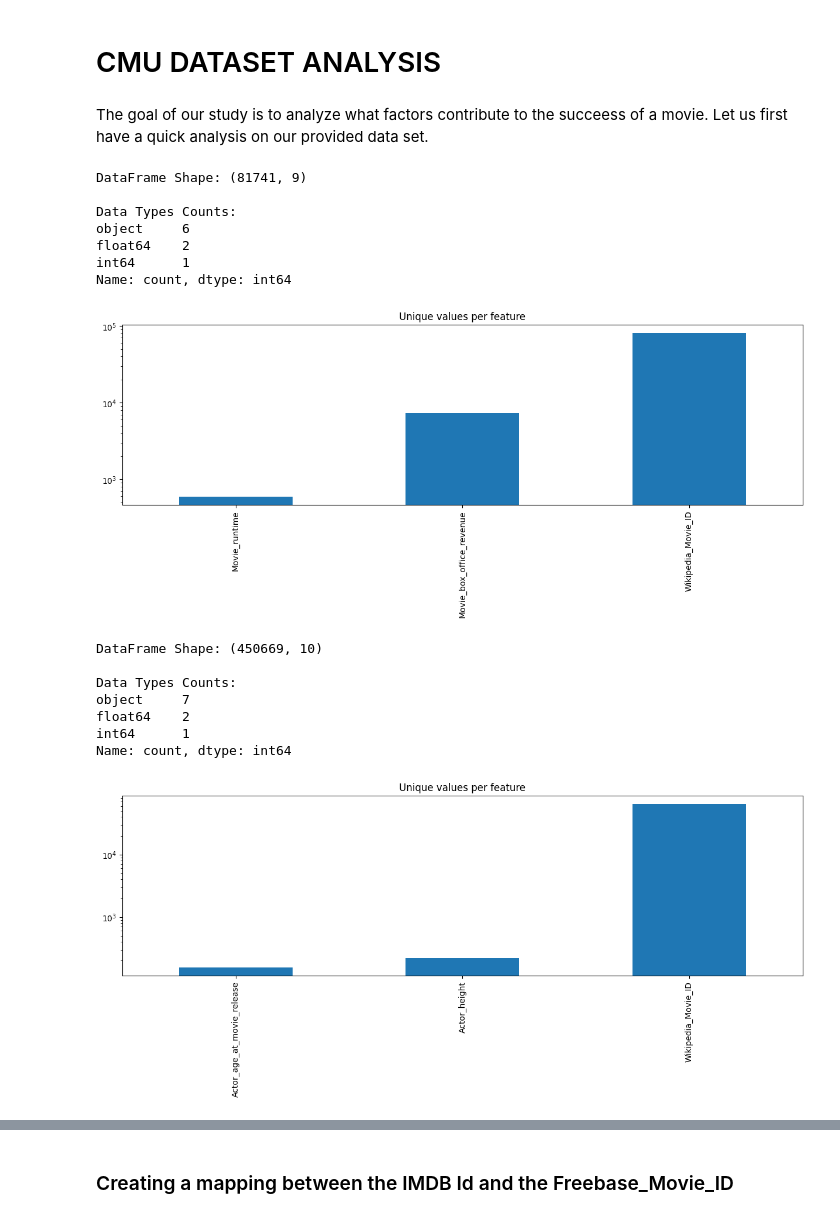
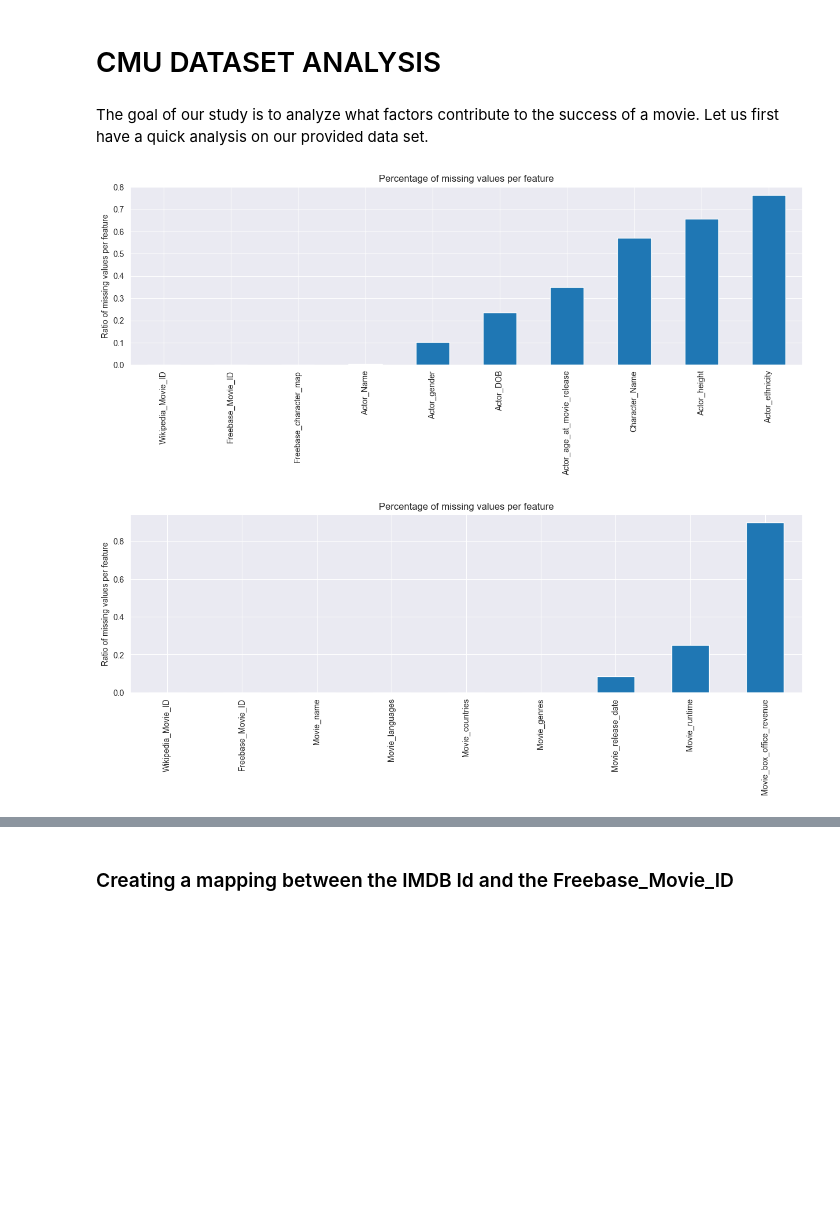
Before and after one commit to epfl-ada/ada-2023-project-yamal, a Jupyter notebook: movies_analysis.ipynb, the cells around one changed output, grey strips where cells are left out. Saved outputs shown, nothing was run; the diff lists cells and outputs as text; code cells hidden in the pictures; blank space fills up the shorter version.

```diff
--- a/movies_analysis.ipynb
+++ b/movies_analysis.ipynb
@@ -32,26 +34,12 @@ columns_mov = ['Wikipedia_Movie_ID','Freebase_Movie_ID','Movie_name','Movie_rele
 
 cmu_df = pd.read_table(DATA_FOLDER+'CMU_dataset/movie.metadata.tsv', names=columns_mov, skipinitialspace=True)
 # %% [markdown]
-The goal of our study is to analyze what factors contribute to the succeess of a movie. Let us first have a quick analysis on our provided data set.
+The goal of our study is to analyze what factors contribute to the success of a movie. Let us first have a quick analysis on our provided data set.
+# %%
+plot_missing_values_percentage(characters)
+# %% [output]
+[figure, added]
 # %%
-structural_analysis (cmu_df)
+plot_missing_values_percentage(cmu_df)
 # %% [output]
-DataFrame Shape: (81741, 9)
-
-Data Types Counts:
-object     6
-float64    2
-int64      1
-Name: count, dtype: int64
-[figure, old version]
+[figure, new version]
-# %%
-structural_analysis(characters)
-# %% [output]
-DataFrame Shape: (450669, 10)
-
-Data Types Counts:
-object     7
-float64    2
-int64      1
-Name: count, dtype: int64
-[figure, removed]
```
Also changed, not shown: parts of 27 cells of this notebook, 1 other file.
